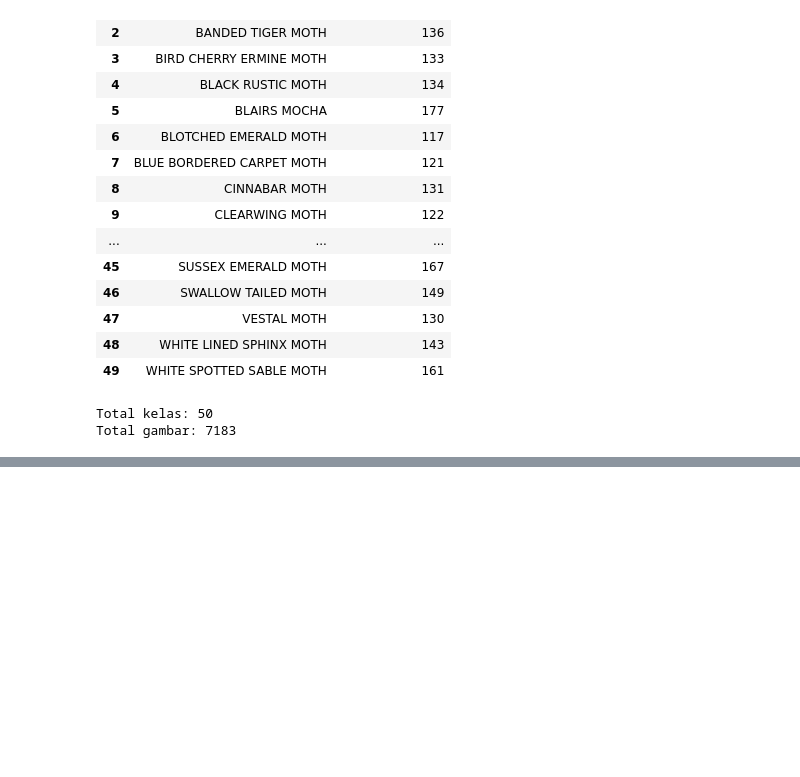
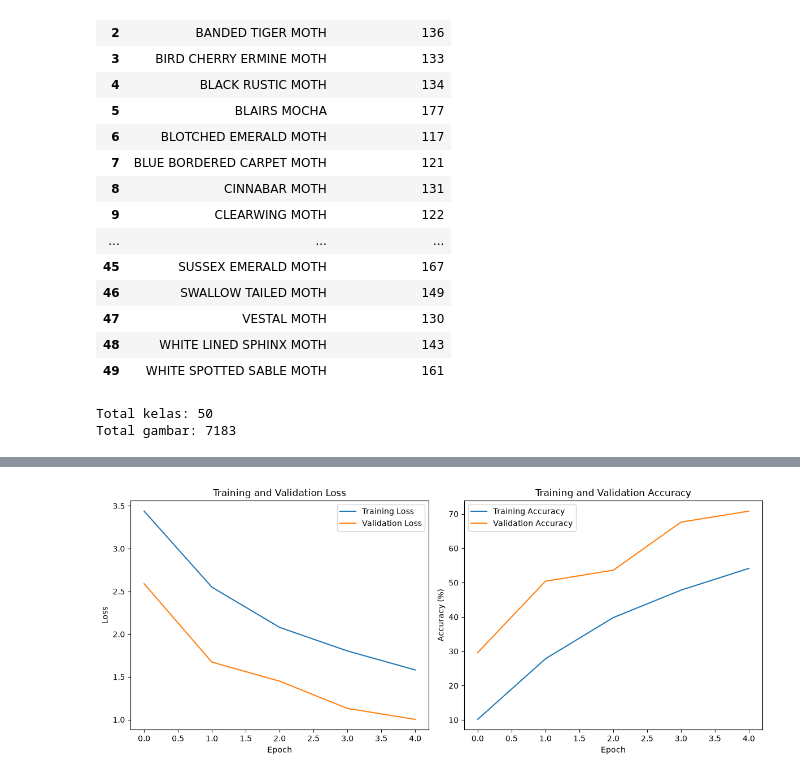
Before and after one commit to DelvinoSIba/TUBES_IPSD_1, a Jupyter notebook: notebooks/simple_cnn.ipynb, the cells around one changed output, grey strips where cells are left out. Cells and saved outputs as stored; diff of their text form; code cells hidden in the pictures; blank space fills up the shorter version.

```diff
--- a/notebooks/simple_cnn.ipynb
+++ b/notebooks/simple_cnn.ipynb
@@ -121,0 +288,6 @@ Total gambar: 7183
+# %%
+num_classes = len(train_dataset.classes)
+
+model = SimpleCNN(num_classes=num_classes).to(device)
+
+print(model)
@@ -121,0 +326,12 @@ Total gambar: 7183
+# %%
+images, labels = next(iter(train_loader))
+
+images = images.to(device)
+
+model.eval()
+
+with torch.no_grad():
+    outputs = model(images)
+
+print("Input shape:", images.shape)
+print("Output shape:", outputs.shape)
@@ -121,0 +463,27 @@ Total gambar: 7183
+# %%
+import matplotlib.pyplot as plt
+
+plt.figure(figsize=(12, 5))
+
+# Grafik Loss
+plt.subplot(1, 2, 1)
+plt.plot(train_losses, label="Training Loss")
+plt.plot(valid_losses, label="Validation Loss")
+plt.title("Training and Validation Loss")
+plt.xlabel("Epoch")
+plt.ylabel("Loss")
+plt.legend()
+
+# Grafik Accuracy
+plt.subplot(1, 2, 2)
+plt.plot(train_accuracies, label="Training Accuracy")
+plt.plot(valid_accuracies, label="Validation Accuracy")
+plt.title("Training and Validation Accuracy")
+plt.xlabel("Epoch")
+plt.ylabel("Accuracy (%)")
+plt.legend()
+
+plt.tight_layout()
+plt.show()
+# %% [output]
+[figure, added]
```
Also changed, not shown: parts of 15 cells of this notebook, 1 other file.
